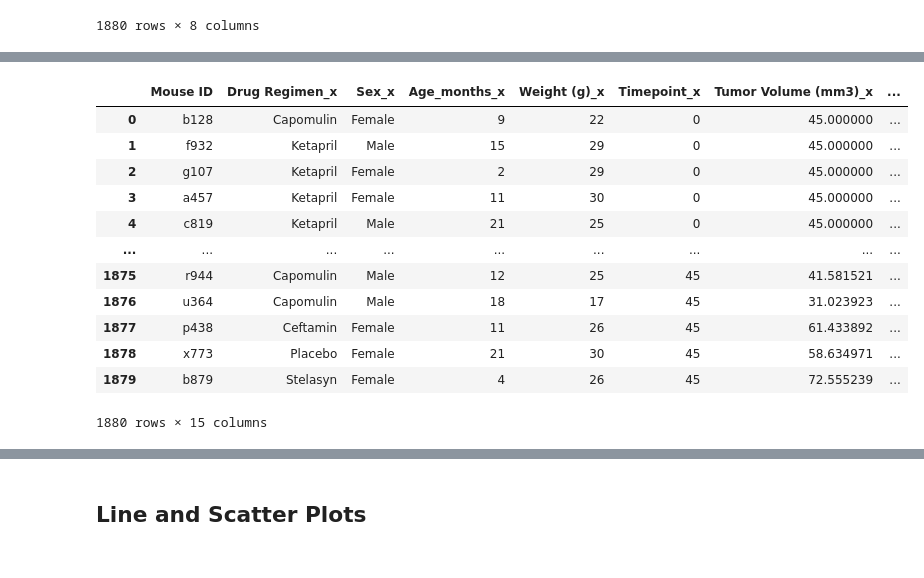
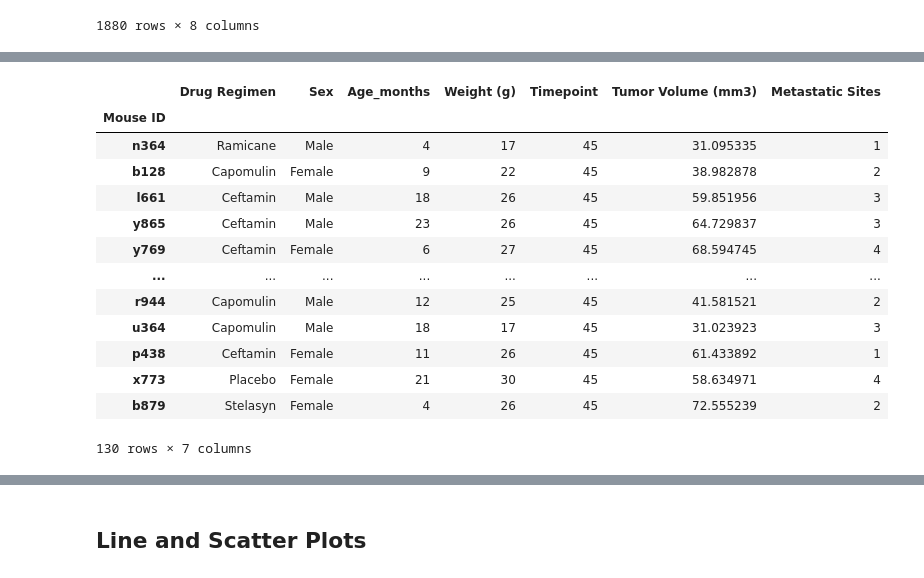
Before and after one commit to JLeigh101/plotting-with-pandas, a Jupyter notebook: Pymaceuticals/JL_pymaceuticals.ipynb, the cells around one changed output, grey strips where cells are left out. Saved outputs shown, nothing was run; the diff lists cells and outputs as text; code cells hidden in the pictures.

```diff
--- a/Pymaceuticals/JL_pymaceuticals.ipynb
+++ b/Pymaceuticals/JL_pymaceuticals.ipynb
@@ -310,3 +326,10 @@ Text(0, 0.5, 'Sex')
 [figure]
 # %% [markdown]
 ## Quartiles, Outliers and Boxplots
+# %%
+# Calculate the final tumor volume of each mouse across four of the treatment regimens:
+# Capomulin, Ramicane, Infubinol, and Ceftamin
+
+# Start by getting the last (greatest) timepoint for each mouse
+final_timepoints_per_MouseID = clean_df[(clean_df["Timepoint"] == 45)]
+final_timepoints_per_MouseID
@@ -367,20 +366,19 @@ final_timepoints
 # %%
 # Merge this group df with the original DataFrame to get the tumor volume at the last timepoint
-###NOTE TO GRADER: it is not clear what is meant by "merge this group df with the original dataframe..."  --> do they mean clean_df? or combined_df?
-###this section is wrong - will follow up with tutor
-clean_final = pd.merge(clean_df, final_timepoints, how="left", on=["Mouse ID", "Mouse ID"])
-clean_final
+clean_final = pd.merge(clean_df, final_timepoints_per_MouseID)
+clean_final.set_index('Mouse ID')
 # %% [output]
-|  | Mouse ID | Drug Regimen_x | Sex_x | Age_months_x | Weight (g)_x | Timepoint_x | Tumor Volume (mm3)_x | ... |
-| 0 | b128 | Capomulin | Female | 9 | 22 | 0 | 45.000000 | ... |
-| 1 | f932 | Ketapril | Male | 15 | 29 | 0 | 45.000000 | ... |
-| 2 | g107 | Ketapril | Female | 2 | 29 | 0 | 45.000000 | ... |
-| 3 | a457 | Ketapril | Female | 11 | 30 | 0 | 45.000000 | ... |
-| 4 | c819 | Ketapril | Male | 21 | 25 | 0 | 45.000000 | ... |
-| ... | ... | ... | ... | ... | ... | ... | ... | ... |
-| 1875 | r944 | Capomulin | Male | 12 | 25 | 45 | 41.581521 | ... |
-| 1876 | u364 | Capomulin | Male | 18 | 17 | 45 | 31.023923 | ... |
-| 1877 | p438 | Ceftamin | Female | 11 | 26 | 45 | 61.433892 | ... |
-| 1878 | x773 | Placebo | Female | 21 | 30 | 45 | 58.634971 | ... |
-| 1879 | b879 | Stelasyn | Female | 4 | 26 | 45 | 72.555239 | ... |
+|  | Drug Regimen | Sex | Age_months | Weight (g) | Timepoint | Tumor Volume (mm3) | Metastatic Sites |
+| Mouse ID |  |  |  |  |  |  |  |
+| n364 | Ramicane | Male | 4 | 17 | 45 | 31.095335 | 1 |
+| b128 | Capomulin | Female | 9 | 22 | 45 | 38.982878 | 2 |
+| l661 | Ceftamin | Male | 18 | 26 | 45 | 59.851956 | 3 |
+| y865 | Ceftamin | Male | 23 | 26 | 45 | 64.729837 | 3 |
+| y769 | Ceftamin | Female | 6 | 27 | 45 | 68.594745 | 4 |
+| ... | ... | ... | ... | ... | ... | ... | ... |
+| r944 | Capomulin | Male | 12 | 25 | 45 | 41.581521 | 2 |
+| u364 | Capomulin | Male | 18 | 17 | 45 | 31.023923 | 3 |
+| p438 | Ceftamin | Female | 11 | 26 | 45 | 61.433892 | 1 |
+| x773 | Placebo | Female | 21 | 30 | 45 | 58.634971 | 4 |
+| b879 | Stelasyn | Female | 4 | 26 | 45 | 72.555239 | 2 |
-1880 rows × 15 columns
+130 rows × 7 columns
```
Also changed, not shown: parts of 35 cells of this notebook.
